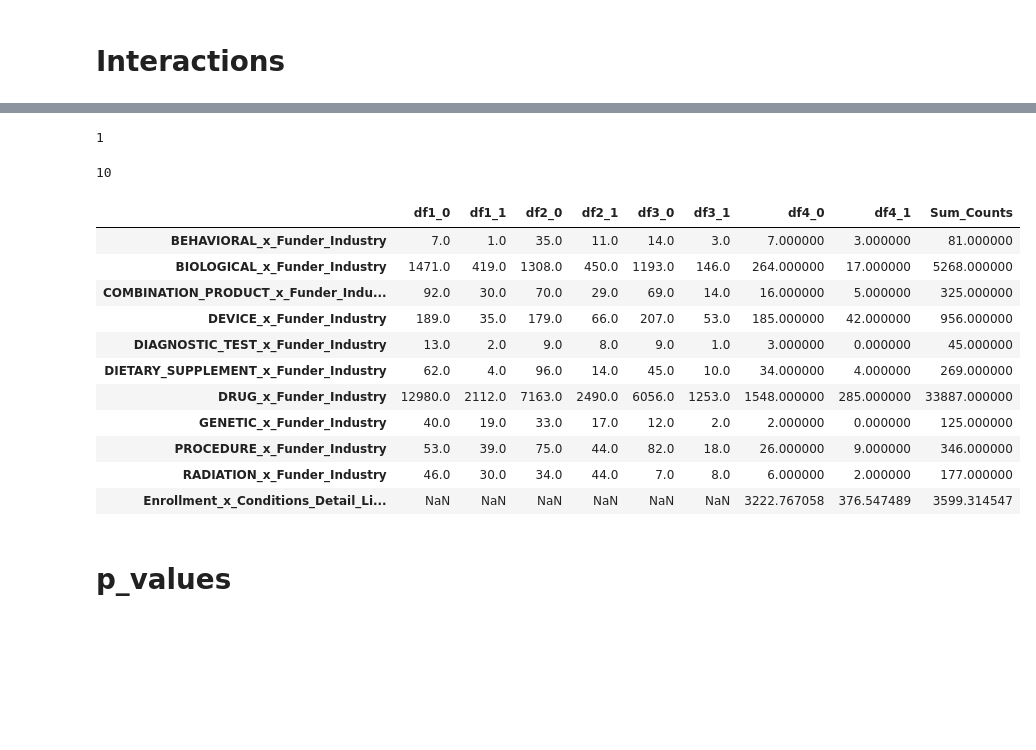
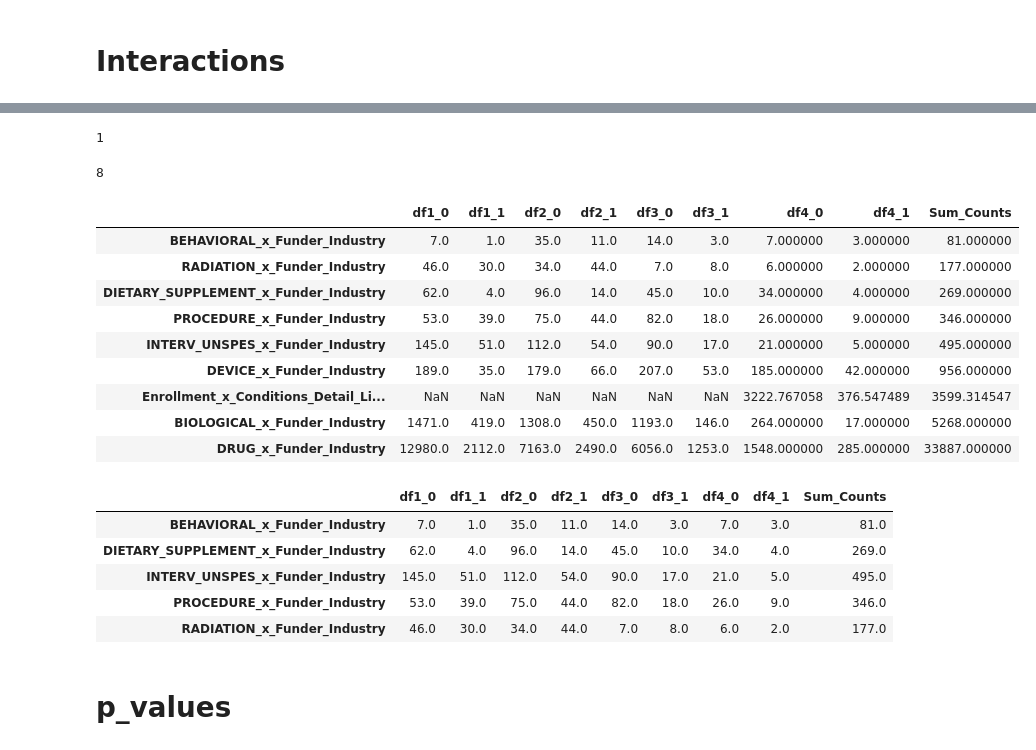
Before and after one commit to AndreouEugenia/Thesis, a Jupyter notebook: 4.Thesis_Dummies.ipynb, the cells around one changed output, grey strips where cells are left out. Cells and saved outputs as stored; diff of their text form; code cells hidden in the pictures; blank space fills up the shorter version.

```diff
--- a/4.Thesis_Dummies.ipynb
+++ b/4.Thesis_Dummies.ipynb
@@ -248,45 +244,57 @@ iss = [1, 2, 3, 4]
 dfis = [df1, df2, df3, df4]
 iss = [1, 2, 3, 4]
 
 pivots_inter = []
 
 for i, dfi in zip(iss, dfis):
     pivot = dfi.pivot_table(
         index = "Study_Status_Bin",
         values = [col for col in dfi.columns if '_x_' in col],
         aggfunc = "sum",
         observed = False)
 
     pivot_inter_1 = pivot.T
     pivot_inter_1.columns = [f"df{i}_{outcome}" for outcome in pivot_inter_1.columns]  # Optional: label by df index
 
     pivots_inter.append(pivot_inter_1)
 
 pivot_inter1 = pivots_inter[0]
 pivot_inter2 = pivots_inter[1]
 pivot_inter3 = pivots_inter[2]
 pivot_inter4 = pivots_inter[3]
 
 pivot_inter = pd.concat(pivots_inter, axis=1)
 pivot_inter['Sum_Counts'] = pivot_inter.sum(axis = 1)
 pivot_inter.sort_values(by = 'Sum_Counts')
 
-pivot_inter
+# pivot_inter
 # %% [output]
 1
-10
+8
 |  | df1_0 | df1_1 | df2_0 | df2_1 | df3_0 | df3_1 | df4_0 | df4_1 | Sum_Counts |
 | BEHAVIORAL_x_Funder_Industry | 7.0 | 1.0 | 35.0 | 11.0 | 14.0 | 3.0 | 7.000000 | 3.000000 | 81.000000 |
+| RADIATION_x_Funder_Industry | 46.0 | 30.0 | 34.0 | 44.0 | 7.0 | 8.0 | 6.000000 | 2.000000 | 177.000000 |
+| DIETARY_SUPPLEMENT_x_Funder_Industry | 62.0 | 4.0 | 96.0 | 14.0 | 45.0 | 10.0 | 34.000000 | 4.000000 | 269.000000 |
+| PROCEDURE_x_Funder_Industry | 53.0 | 39.0 | 75.0 | 44.0 | 82.0 | 18.0 | 26.000000 | 9.000000 | 346.000000 |
+| INTERV_UNSPES_x_Funder_Industry | 145.0 | 51.0 | 112.0 | 54.0 | 90.0 | 17.0 | 21.000000 | 5.000000 | 495.000000 |
+| DEVICE_x_Funder_Industry | 189.0 | 35.0 | 179.0 | 66.0 | 207.0 | 53.0 | 185.000000 | 42.000000 | 956.000000 |
+| Enrollment_x_Conditions_Detail_Li... | NaN | NaN | NaN | NaN | NaN | NaN | 3222.767058 | 376.547489 | 3599.314547 |
 | BIOLOGICAL_x_Funder_Industry | 1471.0 | 419.0 | 1308.0 | 450.0 | 1193.0 | 146.0 | 264.000000 | 17.000000 | 5268.000000 |
-| COMBINATION_PRODUCT_x_Funder_Indu... | 92.0 | 30.0 | 70.0 | 29.0 | 69.0 | 14.0 | 16.000000 | 5.000000 | 325.000000 |
-| DEVICE_x_Funder_Industry | 189.0 | 35.0 | 179.0 | 66.0 | 207.0 | 53.0 | 185.000000 | 42.000000 | 956.000000 |
-| DIAGNOSTIC_TEST_x_Funder_Industry | 13.0 | 2.0 | 9.0 | 8.0 | 9.0 | 1.0 | 3.000000 | 0.000000 | 45.000000 |
-| DIETARY_SUPPLEMENT_x_Funder_Industry | 62.0 | 4.0 | 96.0 | 14.0 | 45.0 | 10.0 | 34.000000 | 4.000000 | 269.000000 |
 | DRUG_x_Funder_Industry | 12980.0 | 2112.0 | 7163.0 | 2490.0 | 6056.0 | 1253.0 | 1548.000000 | 285.000000 | 33887.000000 |
-| GENETIC_x_Funder_Industry | 40.0 | 19.0 | 33.0 | 17.0 | 12.0 | 2.0 | 2.000000 | 0.000000 | 125.000000 |
-| PROCEDURE_x_Funder_Industry | 53.0 | 39.0 | 75.0 | 44.0 | 82.0 | 18.0 | 26.000000 | 9.000000 | 346.000000 |
-| RADIATION_x_Funder_Industry | 46.0 | 30.0 | 34.0 | 44.0 | 7.0 | 8.0 | 6.000000 | 2.000000 | 177.000000 |
-| Enrollment_x_Conditions_Detail_Li... | NaN | NaN | NaN | NaN | NaN | NaN | 3222.767058 | 376.547489 | 3599.314547 |
+# %%
+def fun_zeros(pivot_inter, count):
+    zeros = pivot_inter[(pivot_inter < count).any(axis=1)]
+    return zeros
+
+zeros = fun_zeros(pivot_inter, 10)
+zeros
+# %% [output]
+|  | df1_0 | df1_1 | df2_0 | df2_1 | df3_0 | df3_1 | df4_0 | df4_1 | Sum_Counts |
+| BEHAVIORAL_x_Funder_Industry | 7.0 | 1.0 | 35.0 | 11.0 | 14.0 | 3.0 | 7.0 | 3.0 | 81.0 |
+| DIETARY_SUPPLEMENT_x_Funder_Industry | 62.0 | 4.0 | 96.0 | 14.0 | 45.0 | 10.0 | 34.0 | 4.0 | 269.0 |
+| INTERV_UNSPES_x_Funder_Industry | 145.0 | 51.0 | 112.0 | 54.0 | 90.0 | 17.0 | 21.0 | 5.0 | 495.0 |
+| PROCEDURE_x_Funder_Industry | 53.0 | 39.0 | 75.0 | 44.0 | 82.0 | 18.0 | 26.0 | 9.0 | 346.0 |
+| RADIATION_x_Funder_Industry | 46.0 | 30.0 | 34.0 | 44.0 | 7.0 | 8.0 | 6.0 | 2.0 | 177.0 |
 # %% [markdown]
 # p_values
 # %%
```
Also changed, not shown: parts of 6 cells of this notebook, 5 other files.
